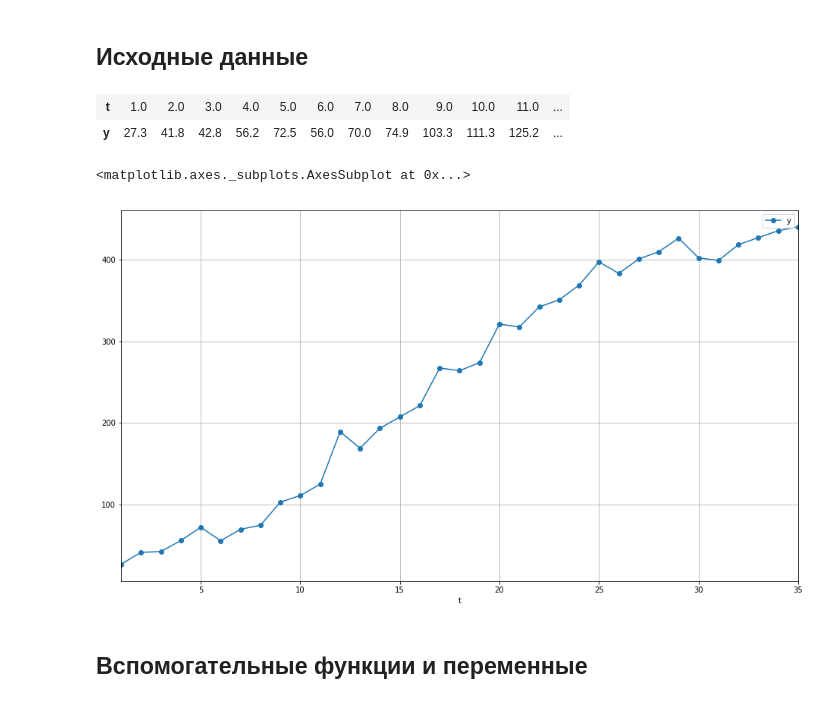
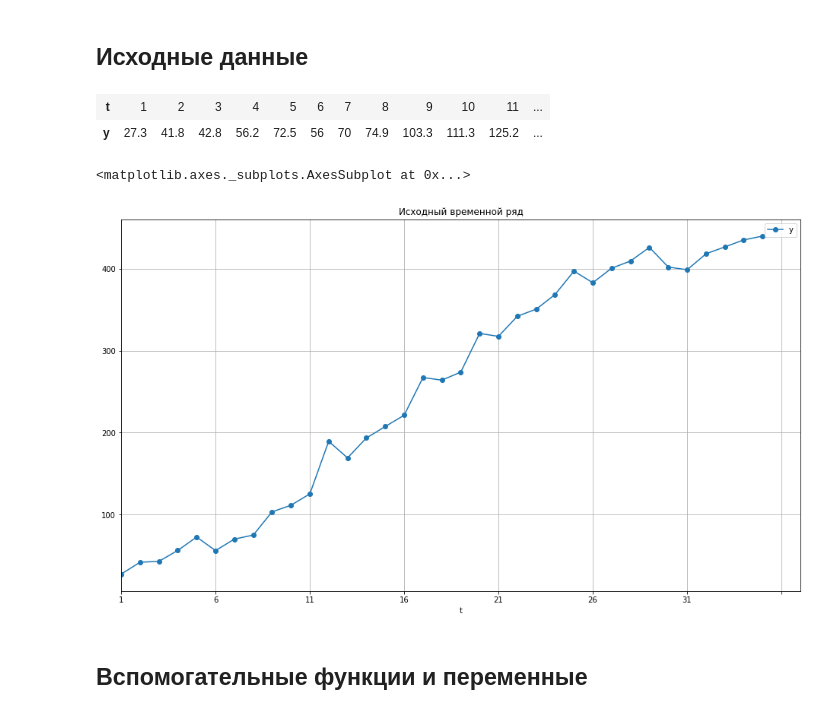
Before and after one commit to KnsRoo/DiscriminantAnalysis, a Jupyter notebook: rgr/DataSeries Analysis.ipynb, the cells around one changed output. Cells and saved outputs as stored; diff of their text form; code cells hidden in the pictures.

```diff
--- a/rgr/DataSeries Analysis.ipynb
+++ b/rgr/DataSeries Analysis.ipynb
@@ -11,15 +11,16 @@ from IPython.display import HTML
 ## Исходные данные
 # %%
 data = pd.read_csv("data_series.csv")
+data['t'] = data['t'].apply(str)
 HTML(data.T.to_html(header = False))
 # %% [output]
-| t | 1.0 | 2.0 | 3.0 | 4.0 | 5.0 | 6.0 | 7.0 | 8.0 | 9.0 | 10.0 | 11.0 | ... |
-| y | 27.3 | 41.8 | 42.8 | 56.2 | 72.5 | 56.0 | 70.0 | 74.9 | 103.3 | 111.3 | 125.2 | ... |
+| t | 1 | 2 | 3 | 4 | 5 | 6 | 7 | 8 | 9 | 10 | 11 | ... |
+| y | 27.3 | 41.8 | 42.8 | 56.2 | 72.5 | 56 | 70 | 74.9 | 103.3 | 111.3 | 125.2 | ... |
 # %%
-data.plot(x = 't', y = 'y', figsize=(16, 9), grid = True, marker='o')
+data.plot(x = 't', y = 'y', figsize=(16, 9), grid = True, marker='o',title = "Исходный временной ряд", xlim = (0,len(data)+1))
 # %% [output]
 <matplotlib.axes._subplots.AxesSubplot at 0x...>
-[figure, old version]
+[figure, new version]
 # %% [markdown]
 ## Вспомогательные функции и переменные
 # %% [markdown]
```
Also changed, not shown: parts of 142 cells of this notebook, 1 other file.
